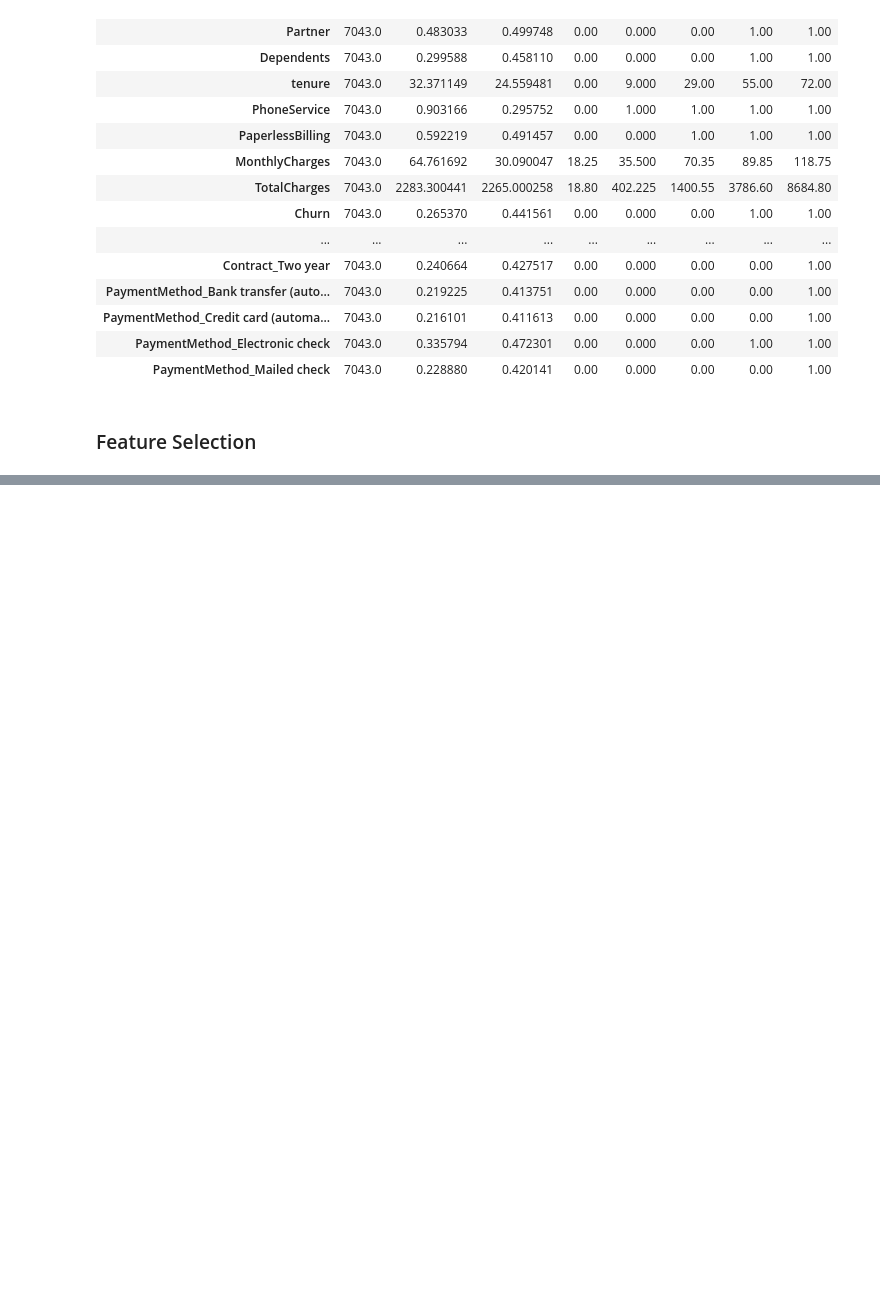
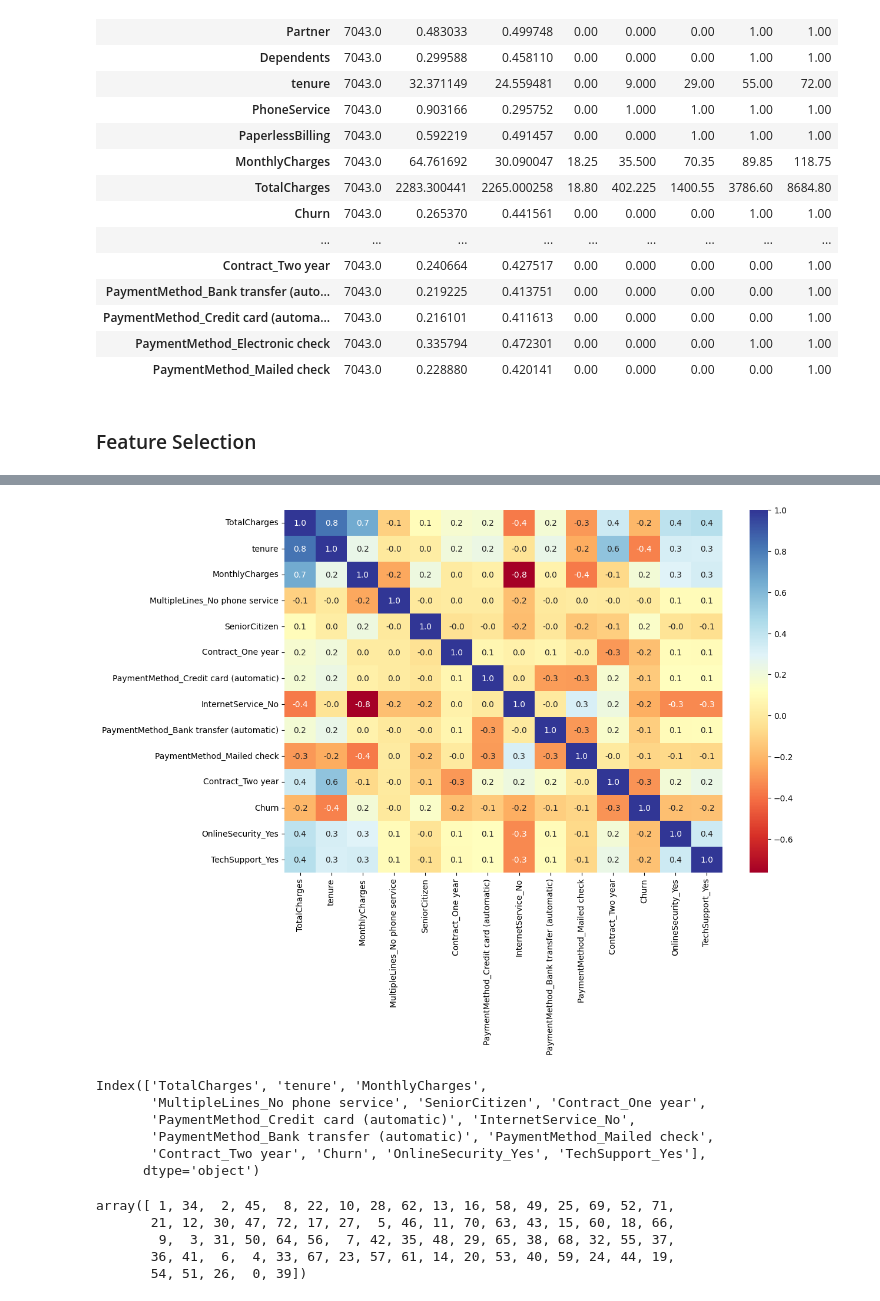
Before and after one commit to Greviansonula/Customer-Churn, a Jupyter notebook: Notebook.ipynb, the cells around one changed output, grey strips where cells are left out. Drawn from its saved outputs; the diff is of its cells as text; code cells hidden in the pictures; blank space fills up the shorter version.

```diff
--- a/Notebook.ipynb
+++ b/Notebook.ipynb
@@ -166,0 +198,23 @@ result
+# %%
+plt.figure(figsize=(12, 8))
+sns.heatmap(new_df.corr(), cmap='RdYlBu', annot=True, fmt='.1f')
+plt.show()
+# %% [output]
+[figure, added]
+# %%
+new_df.columns
+# %% [output]
+Index(['TotalCharges', 'tenure', 'MonthlyCharges',
+       'MultipleLines_No phone service', 'SeniorCitizen', 'Contract_One year',
+       'PaymentMethod_Credit card (automatic)', 'InternetService_No',
+       'PaymentMethod_Bank transfer (automatic)', 'PaymentMethod_Mailed check',
+       'Contract_Two year', 'Churn', 'OnlineSecurity_Yes', 'TechSupport_Yes'],
+      dtype='object')
+# %%
+new_df['tenure'].unique()
+# %% [output]
+array([ 1, 34,  2, 45,  8, 22, 10, 28, 62, 13, 16, 58, 49, 25, 69, 52, 71,
+       21, 12, 30, 47, 72, 17, 27,  5, 46, 11, 70, 63, 43, 15, 60, 18, 66,
+        9,  3, 31, 50, 64, 56,  7, 42, 35, 48, 29, 65, 38, 68, 32, 55, 37,
+       36, 41,  6,  4, 33, 67, 23, 57, 61, 14, 20, 53, 40, 59, 24, 44, 19,
+       54, 51, 26,  0, 39])
```
Also changed, not shown: parts of 11 cells of this notebook.
